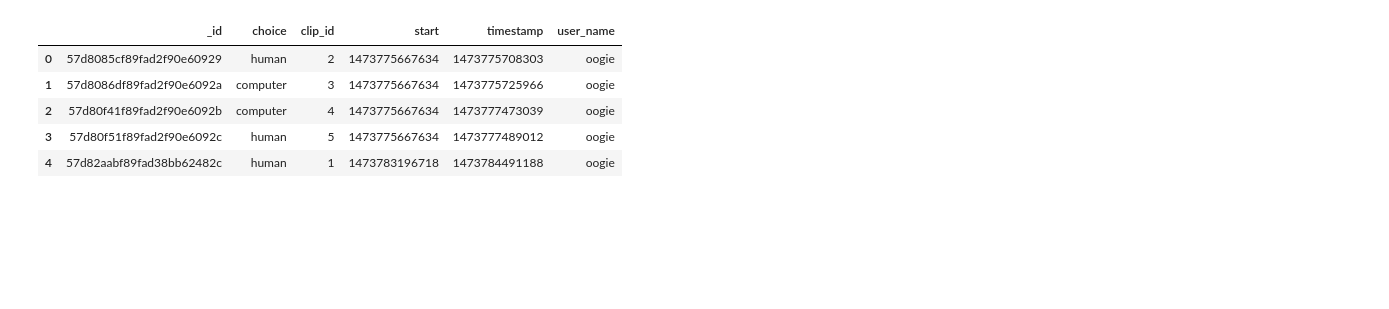
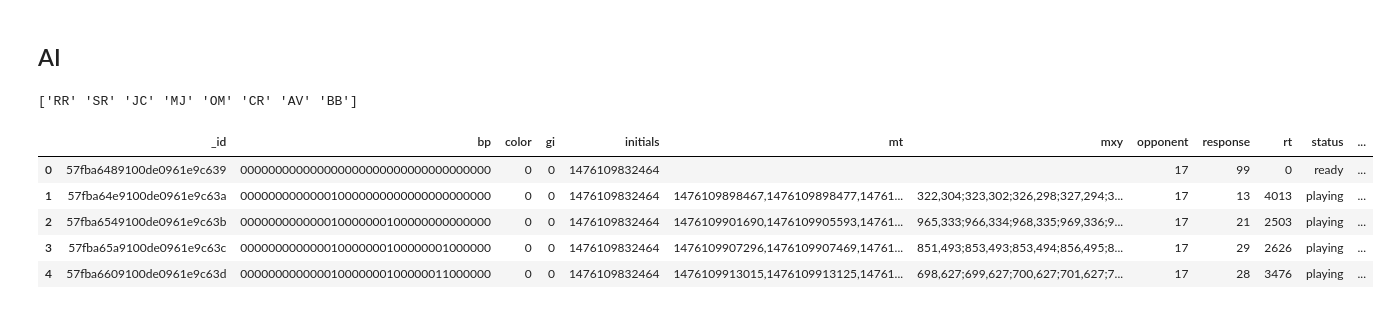
Before and after one commit to galbiati/mnk-cleaning-analysis, a Jupyter notebook: 6_tur/Pull Data.ipynb, the cells around one changed output. Drawn from its saved outputs; the diff is of its cells as text; code cells hidden in the pictures; blank space fills up the shorter version.

Commit message:
updates for turing

```diff
--- a/6_tur/Pull Data.ipynb
+++ b/6_tur/Pull Data.ipynb
@@ -12,9 +0,0 @@ df = pd.DataFrame(list(cursor))
-# %%
-df.head()
-# %% [output]
-|  | _id | choice | clip_id | start | timestamp | user_name |
-| 0 | 57d8085cf89fad2f90e60929 | human | 2 | 1473775667634 | 1473775708303 | oogie |
-| 1 | 57d8086df89fad2f90e6092a | computer | 3 | 1473775667634 | 1473775725966 | oogie |
-| 2 | 57d80f41f89fad2f90e6092b | computer | 4 | 1473775667634 | 1473777473039 | oogie |
-| 3 | 57d80f51f89fad2f90e6092c | human | 5 | 1473775667634 | 1473777489012 | oogie |
-| 4 | 57d82aabf89fad38bb62482c | human | 1 | 1473783196718 | 1473784491188 | oogie |
@@ -22,0 +16,20 @@ df.to_csv(dump_dir + 'mongo_exp_dump.csv')
+# %% [markdown]
+## AI
+# %%
+C = db.turing
+cursor = C.find({'task':'AI'})
+
+output_cols = ['user_name', 'opponent', 'color', 'bp', 'wp', 'response', 'rt', 'ts', 'status']
+
+AI = pd.DataFrame(list(cursor))
+# %%
+print(AI.user_name.unique())
+AI.head()
+# %% [output]
+['RR' 'SR' 'JC' 'MJ' 'OM' 'CR' 'AV' 'BB']
+|  | _id | bp | color | gi | initials | mt | mxy | opponent | response | rt | status | ... |
+| 0 | 57fba6489100de0961e9c639 | 000000000000000000000000000000000000 | 0 | 0 | 1476109832464 |  |  | 17 | 99 | 0 | ready | ... |
+| 1 | 57fba64e9100de0961e9c63a | 000000000000010000000000000000000000 | 0 | 0 | 1476109832464 | 1476109898467,1476109898477,14761... | 322,304;323,302;326,298;327,294;3... | 17 | 13 | 4013 | playing | ... |
+| 2 | 57fba6549100de0961e9c63b | 000000000000010000000100000000000000 | 0 | 0 | 1476109832464 | 1476109901690,1476109905593,14761... | 965,333;966,334;968,335;969,336;9... | 17 | 21 | 2503 | playing | ... |
+| 3 | 57fba65a9100de0961e9c63c | 000000000000010000000100000001000000 | 0 | 0 | 1476109832464 | 1476109907296,1476109907469,14761... | 851,493;853,493;853,494;856,495;8... | 17 | 29 | 2626 | playing | ... |
+| 4 | 57fba6609100de0961e9c63d | 000000000000010000000100000011000000 | 0 | 0 | 1476109832464 | 1476109913015,1476109913125,14761... | 698,627;699,627;700,627;701,627;7... | 17 | 28 | 3476 | playing | ... |
```
Also changed, not shown: parts of 11 cells of this notebook.
